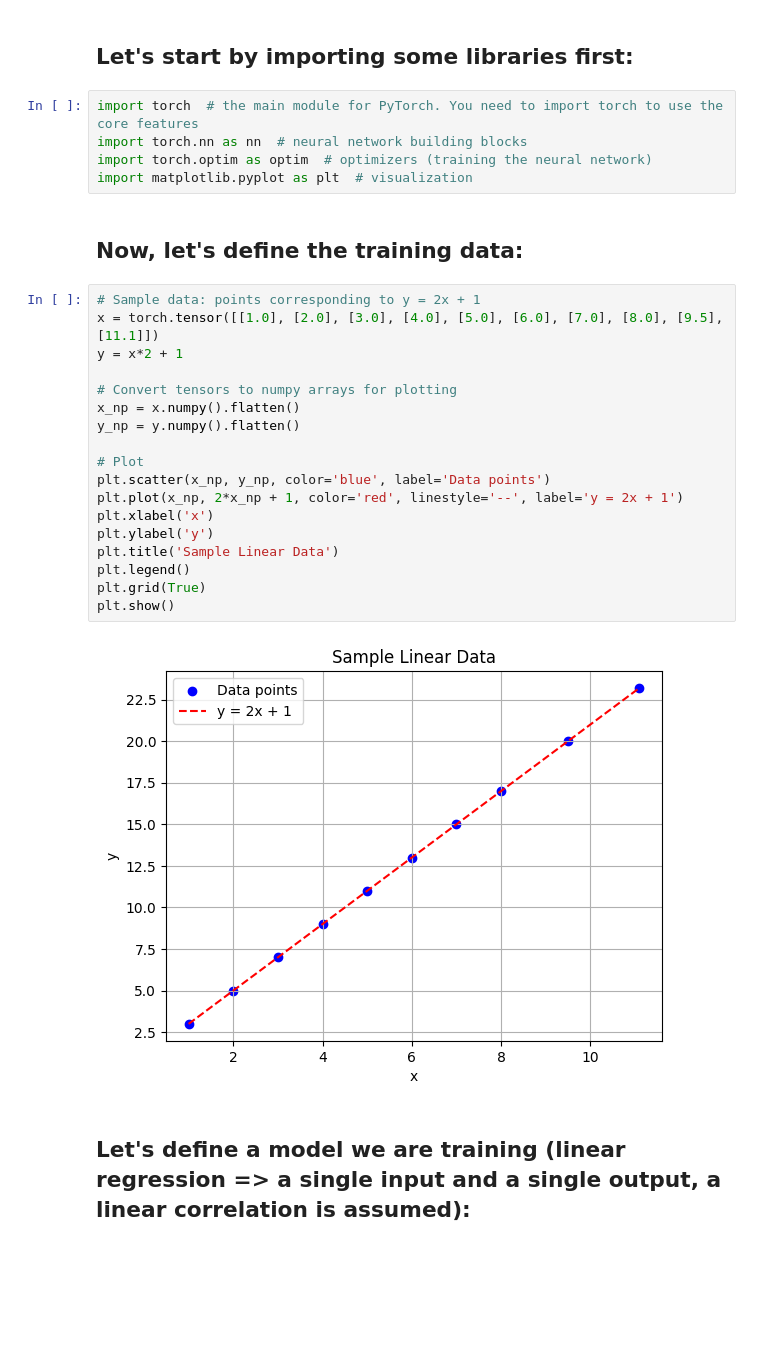
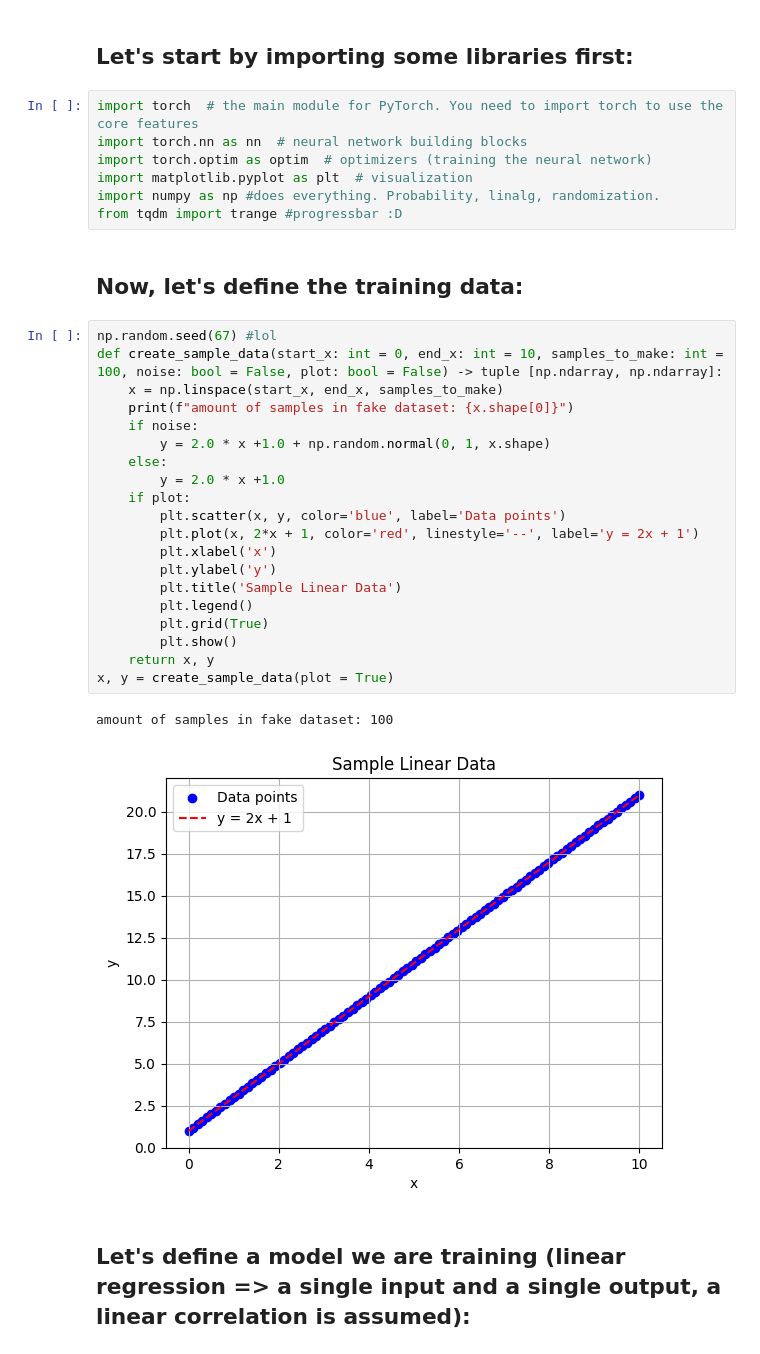
Before and after one commit to G-Chist/google-colab-workshop, a Jupyter notebook: Colab_Workshop.ipynb, the cells around one changed output. Saved outputs shown, nothing was run; the diff lists cells and outputs as text; blank space fills up the shorter version.

```diff
--- a/Colab_Workshop.ipynb
+++ b/Colab_Workshop.ipynb
@@ -17,27 +21,32 @@ import torch  # the main module for PyTorch. You need to import torch to use the
 import torch.nn as nn  # neural network building blocks
 import torch.optim as optim  # optimizers (training the neural network)
 import matplotlib.pyplot as plt  # visualization
+import numpy as np #does everything. Probability, linalg, randomization.
+from tqdm import trange #progressbar :D
 # %% [markdown]
 ## Now, let's define the training data:
-# %%
-# Sample data: points corresponding to y = 2x + 1
-x = torch.tensor([[1.0], [2.0], [3.0], [4.0], [5.0], [6.0], [7.0], [8.0], [9.5], [11.1]])
-y = x*2 + 1
-
-# Convert tensors to numpy arrays for plotting
-x_np = x.numpy().flatten()
-y_np = y.numpy().flatten()
-
-# Plot
-plt.scatter(x_np, y_np, color='blue', label='Data points')
-plt.plot(x_np, 2*x_np + 1, color='red', linestyle='--', label='y = 2x + 1')
-plt.xlabel('x')
-plt.ylabel('y')
-plt.title('Sample Linear Data')
-plt.legend()
-plt.grid(True)
-plt.show()
-# %% [output]
-[figure, removed]
+# %%
+np.random.seed(67) #lol
+def create_sample_data(start_x: int = 0, end_x: int = 10, samples_to_make: int = 100, noise: bool = False, plot: bool = False) -> tuple [np.ndarray, np.ndarray]:
+    x = np.linspace(start_x, end_x, samples_to_make)
+    print(f"amount of samples in fake dataset: {x.shape[0]}")
+    if noise:
+        y = 2.0 * x +1.0 + np.random.normal(0, 1, x.shape)
+    else:
+        y = 2.0 * x +1.0
+    if plot:
+        plt.scatter(x, y, color='blue', label='Data points')
+        plt.plot(x, 2*x + 1, color='red', linestyle='--', label='y = 2x + 1')
+        plt.xlabel('x')
+        plt.ylabel('y')
+        plt.title('Sample Linear Data')
+        plt.legend()
+        plt.grid(True)
+        plt.show()
+    return x, y
+x, y = create_sample_data(plot = True)
+# %% [output]
+amount of samples in fake dataset: 100
+[figure, added]
 # %% [markdown]
 ## Let's define a model we are training (linear regression => a single input and a single output, a linear correlation is assumed):
```
Also changed, not shown: parts of 10 cells of this notebook.
